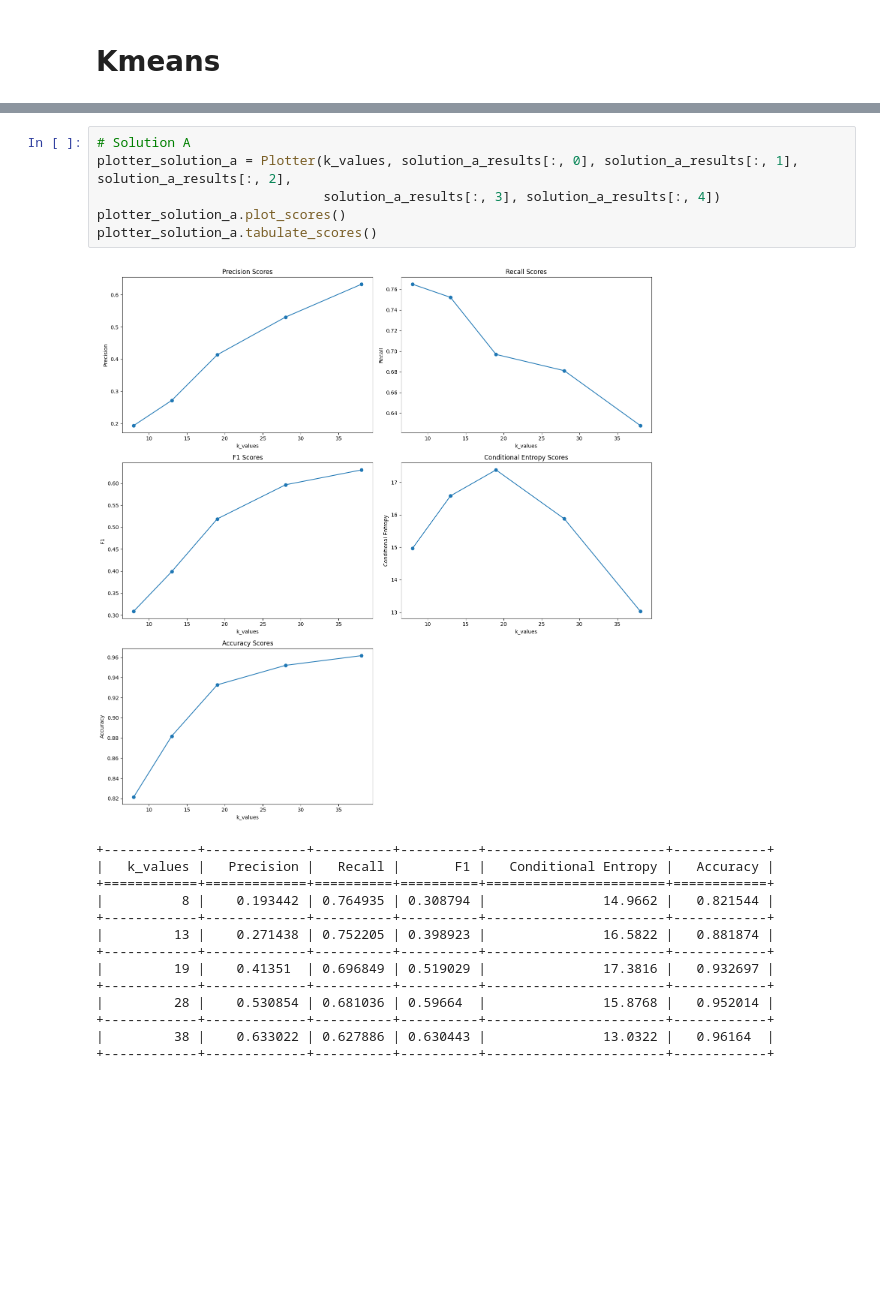
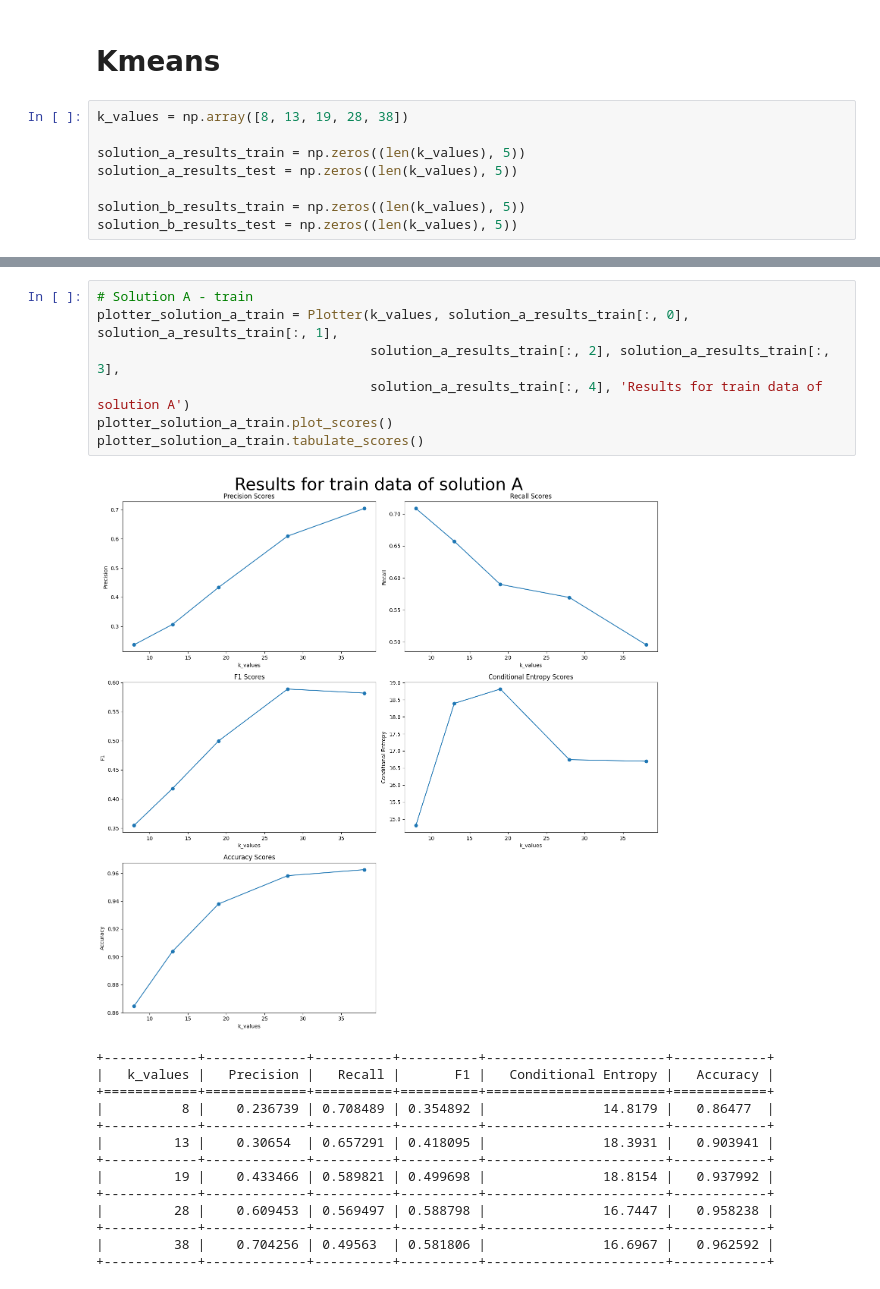
Before and after one commit to GeorgeBeshay/pr-lab02-activities-clustering, a Jupyter notebook: src/main.ipynb, the cells around one changed output, grey strips where cells are left out. Cells and saved outputs as stored; diff of their text form; blank space fills up the shorter version.

```diff
--- a/src/main.ipynb
+++ b/src/main.ipynb
@@ -51,3 +51,11 @@ Train and Test Splits (solution B) Dims:
         y_test.shape =               (1824,)
 # %% [markdown]
 # Kmeans
+# %%
+k_values = np.array([8, 13, 19, 28, 38])
+
+solution_a_results_train = np.zeros((len(k_values), 5))
+solution_a_results_test = np.zeros((len(k_values), 5))
+
+solution_b_results_train = np.zeros((len(k_values), 5))
+solution_b_results_test = np.zeros((len(k_values), 5))
@@ -88,21 +87,22 @@ for i in range(len(k_values)):
 # %%
-# Solution A
-plotter_solution_a = Plotter(k_values, solution_a_results[:, 0], solution_a_results[:, 1], solution_a_results[:, 2],
-                             solution_a_results[:, 3], solution_a_results[:, 4])
-plotter_solution_a.plot_scores()
-plotter_solution_a.tabulate_scores()
+# Solution A - train
+plotter_solution_a_train = Plotter(k_values, solution_a_results_train[:, 0], solution_a_results_train[:, 1],
+                                   solution_a_results_train[:, 2], solution_a_results_train[:, 3],
+                                   solution_a_results_train[:, 4], 'Results for train data of solution A')
+plotter_solution_a_train.plot_scores()
+plotter_solution_a_train.tabulate_scores()
 # %% [output]
-[figure, old version]
+[figure, new version]
 +------------+-------------+----------+----------+-----------------------+------------+
 |   k_values |   Precision |   Recall |       F1 |   Conditional Entropy |   Accuracy |
 +============+=============+==========+==========+=======================+============+
-|          8 |    0.193442 | 0.764935 | 0.308794 |               14.9662 |   0.821544 |
+|          8 |    0.236739 | 0.708489 | 0.354892 |               14.8179 |   0.86477  |
 +------------+-------------+----------+----------+-----------------------+------------+
-|         13 |    0.271438 | 0.752205 | 0.398923 |               16.5822 |   0.881874 |
+|         13 |    0.30654  | 0.657291 | 0.418095 |               18.3931 |   0.903941 |
 +------------+-------------+----------+----------+-----------------------+------------+
-|         19 |    0.41351  | 0.696849 | 0.519029 |               17.3816 |   0.932697 |
+|         19 |    0.433466 | 0.589821 | 0.499698 |               18.8154 |   0.937992 |
 +------------+-------------+----------+----------+-----------------------+------------+
-|         28 |    0.530854 | 0.681036 | 0.59664  |               15.8768 |   0.952014 |
+|         28 |    0.609453 | 0.569497 | 0.588798 |               16.7447 |   0.958238 |
 +------------+-------------+----------+----------+-----------------------+------------+
-|         38 |    0.633022 | 0.627886 | 0.630443 |               13.0322 |   0.96164  |
+|         38 |    0.704256 | 0.49563  | 0.581806 |               16.6967 |   0.962592 |
 +------------+-------------+----------+----------+-----------------------+------------+
```
Also changed, not shown: parts of 7 cells of this notebook, 1 other file.
